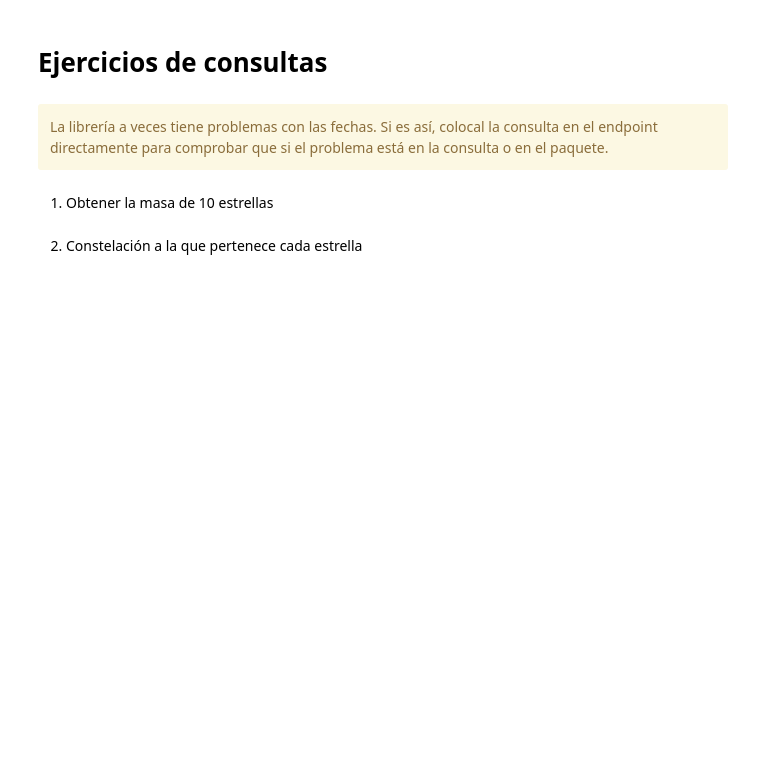
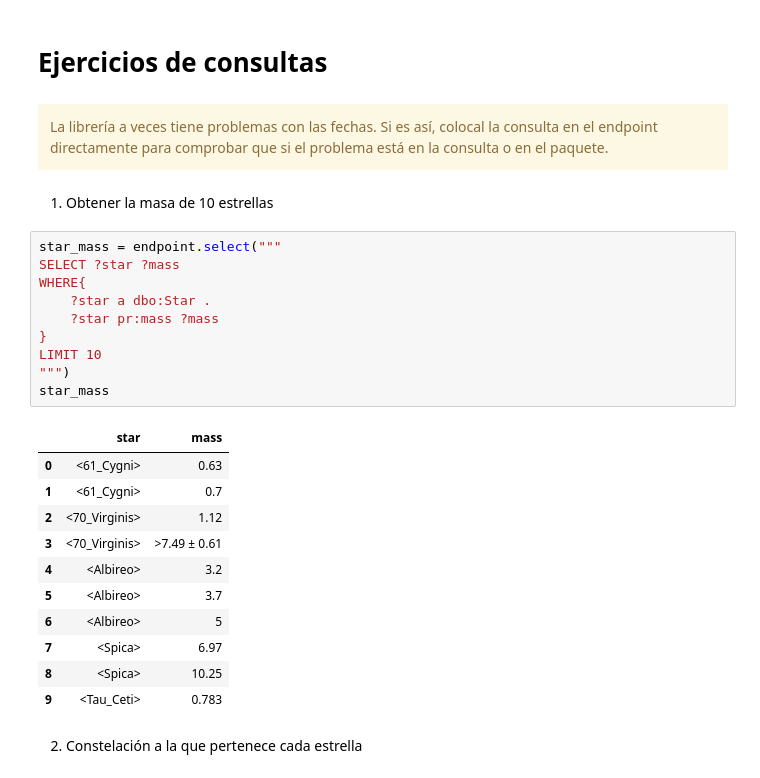
Before and after one commit to davemlz/Master_of_DataScience, a Jupyter notebook: S-DC-MDT/05_Linked Data/LinkedData.ipynb, the cells around one changed output. Saved outputs shown, nothing was run; the diff lists cells and outputs as text; blank space fills up the shorter version.

```diff
--- a/S-DC-MDT/05_Linked Data/LinkedData.ipynb
+++ b/S-DC-MDT/05_Linked Data/LinkedData.ipynb
@@ -286,5 +291,27 @@ La librería a veces tiene problemas con las fechas. Si es así, colocal la cons
 </div>
 # %% [markdown]
 1. Obtener la masa de 10 estrellas
+# %%
+star_mass = endpoint.select("""
+SELECT ?star ?mass
+WHERE{
+    ?star a dbo:Star .
+    ?star pr:mass ?mass
+}
+LIMIT 10
+""")
+star_mass
+# %% [output]
+|  | star | mass |
+| 0 | <61_Cygni> | 0.63 |
+| 1 | <61_Cygni> | 0.7 |
+| 2 | <70_Virginis> | 1.12 |
+| 3 | <70_Virginis> | >7.49 ± 0.61 |
+| 4 | <Albireo> | 3.2 |
+| 5 | <Albireo> | 3.7 |
+| 6 | <Albireo> | 5 |
+| 7 | <Spica> | 6.97 |
+| 8 | <Spica> | 10.25 |
+| 9 | <Tau_Ceti> | 0.783 |
 # %% [markdown]
 2. Constelación a la que pertenece cada estrella
```
Also changed, not shown: parts of 13 cells of this notebook.
